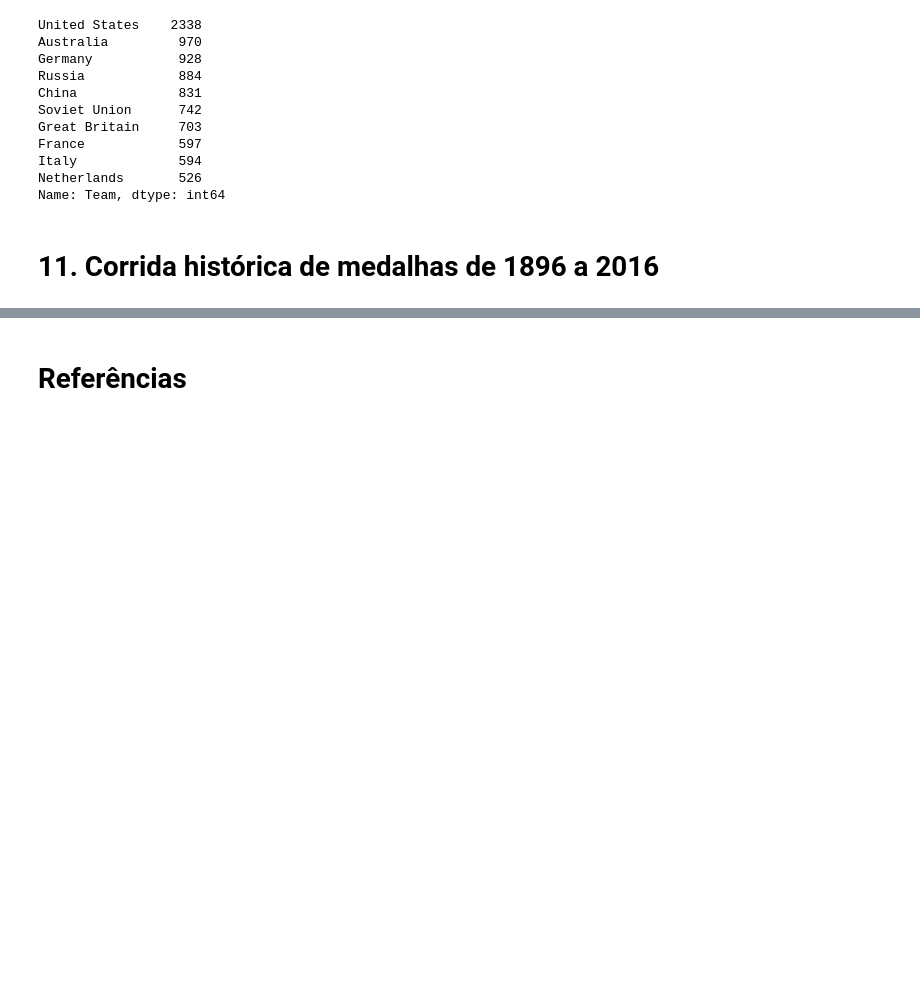
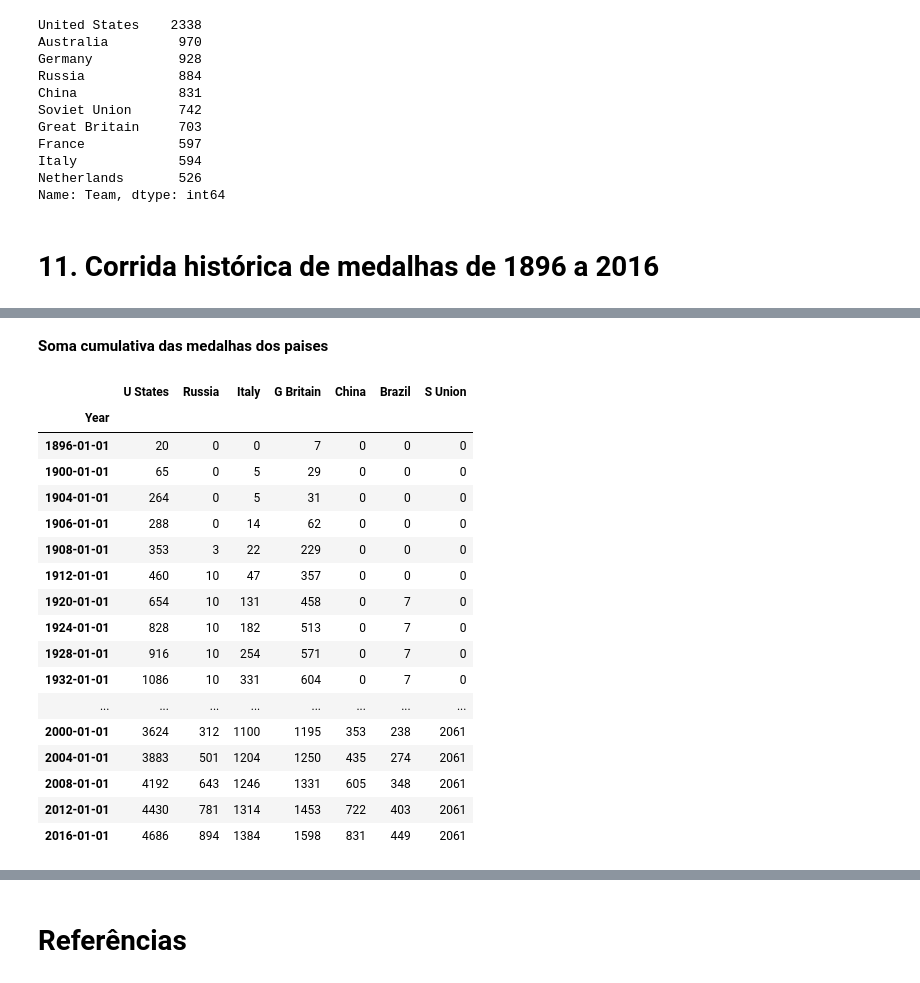
Before and after one commit to barbaracarnauba/repo_analise_dados_jogos_olimpicos, a Jupyter notebook: Analise_Dados_120_Anos_de_Historia_das_Olimpiadas.ipynb, the cells around one changed output, grey strips where cells are left out. Cells and saved outputs as stored; diff of their text form; code cells hidden in the pictures; blank space fills up the shorter version.

```diff
--- a/Analise_Dados_120_Anos_de_Historia_das_Olimpiadas.ipynb
+++ b/Analise_Dados_120_Anos_de_Historia_das_Olimpiadas.ipynb
@@ -550,0 +632,27 @@ plt.show()
+# %% [markdown]
+**Soma cumulativa das medalhas dos paises**
+# %%
+result2 = result.copy()
+for col in list(result2.columns):
+  result2[col] = result2[col].cumsum()
+
+result2
+# %% [output]
+|  | U States | Russia | Italy | G Britain | China | Brazil | S Union |
+| Year |  |  |  |  |  |  |  |
+| 1896-01-01 | 20 | 0 | 0 | 7 | 0 | 0 | 0 |
+| 1900-01-01 | 65 | 0 | 5 | 29 | 0 | 0 | 0 |
+| 1904-01-01 | 264 | 0 | 5 | 31 | 0 | 0 | 0 |
+| 1906-01-01 | 288 | 0 | 14 | 62 | 0 | 0 | 0 |
+| 1908-01-01 | 353 | 3 | 22 | 229 | 0 | 0 | 0 |
+| 1912-01-01 | 460 | 10 | 47 | 357 | 0 | 0 | 0 |
+| 1920-01-01 | 654 | 10 | 131 | 458 | 0 | 7 | 0 |
+| 1924-01-01 | 828 | 10 | 182 | 513 | 0 | 7 | 0 |
+| 1928-01-01 | 916 | 10 | 254 | 571 | 0 | 7 | 0 |
+| 1932-01-01 | 1086 | 10 | 331 | 604 | 0 | 7 | 0 |
+| ... | ... | ... | ... | ... | ... | ... | ... |
+| 2000-01-01 | 3624 | 312 | 1100 | 1195 | 353 | 238 | 2061 |
+| 2004-01-01 | 3883 | 501 | 1204 | 1250 | 435 | 274 | 2061 |
+| 2008-01-01 | 4192 | 643 | 1246 | 1331 | 605 | 348 | 2061 |
+| 2012-01-01 | 4430 | 781 | 1314 | 1453 | 722 | 403 | 2061 |
+| 2016-01-01 | 4686 | 894 | 1384 | 1598 | 831 | 449 | 2061 |
```
Also changed, not shown: parts of 25 cells of this notebook.
